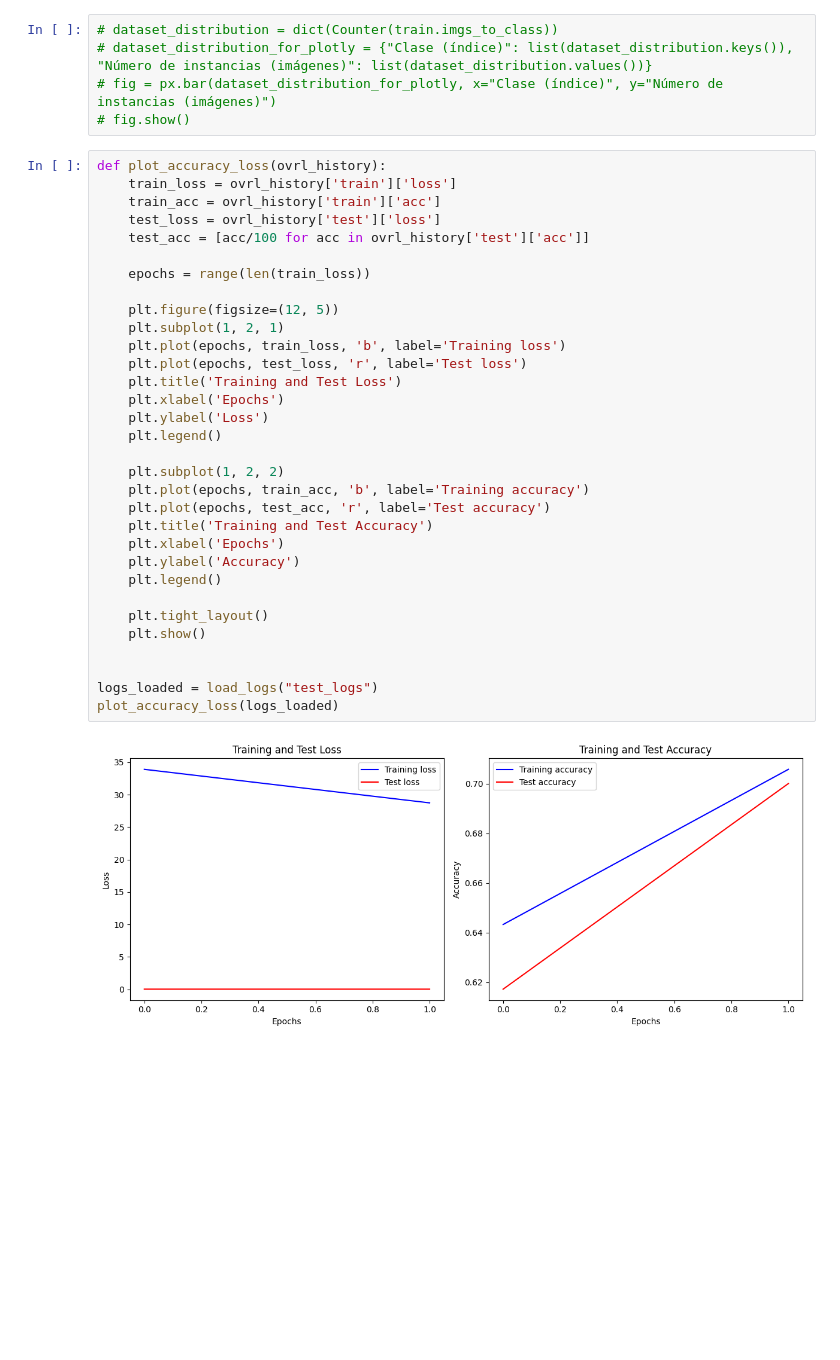
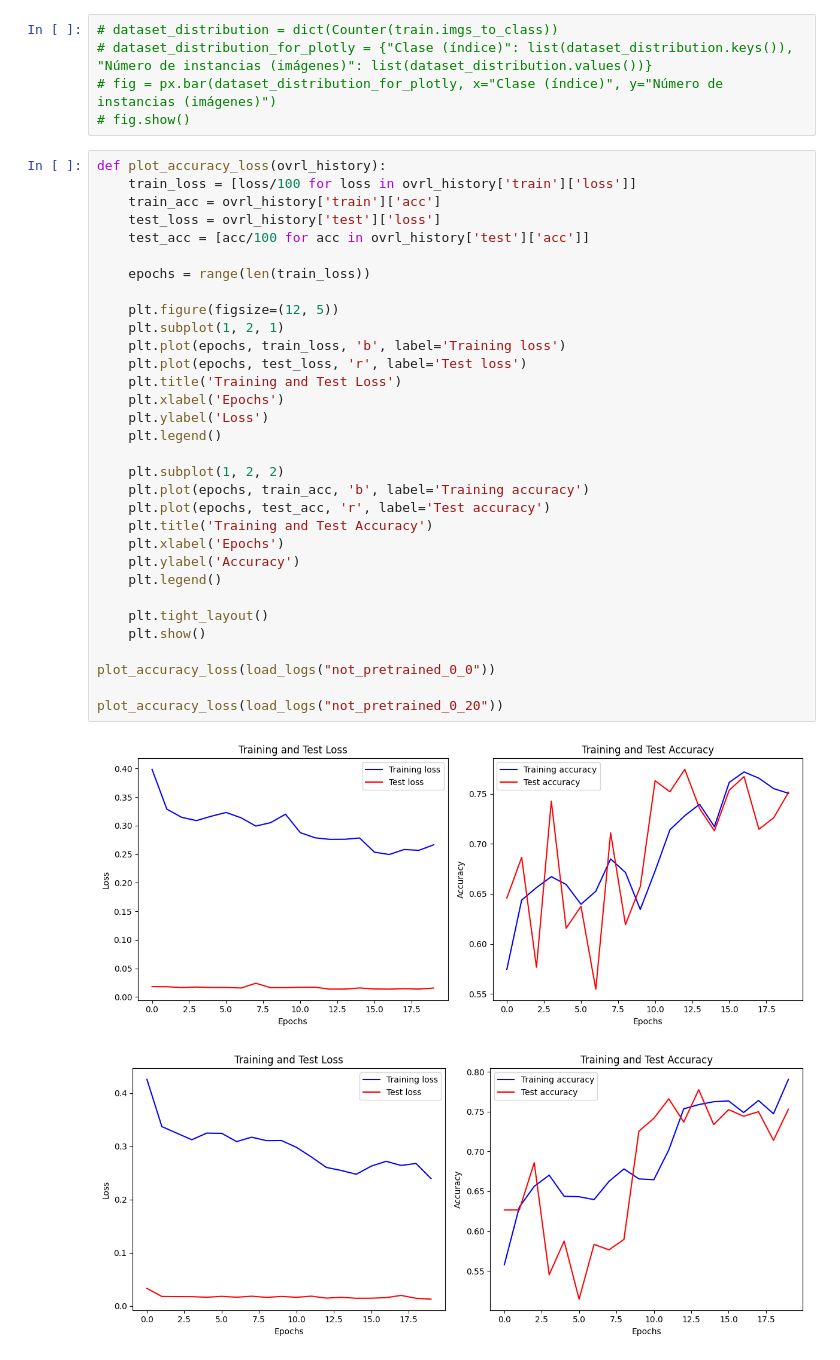
Before and after one commit to VicenteGM123/proyectoAP, a Jupyter notebook: NotebookProyectoAP.ipynb, the cells around one changed output. Drawn from its saved outputs; the diff is of its cells as text; blank space fills up the shorter version.

Commit message:
graphs

```diff
--- a/NotebookProyectoAP.ipynb
+++ b/NotebookProyectoAP.ipynb
@@ -456,35 +447,36 @@ Average loss: 0.016240095688651004, Accuracy: 1418/1920 (73.85416666666667%)
 # fig.show()
 # %%
 def plot_accuracy_loss(ovrl_history):
-    train_loss = ovrl_history['train']['loss']
+    train_loss = [loss/100 for loss in ovrl_history['train']['loss']]
     train_acc = ovrl_history['train']['acc']
     test_loss = ovrl_history['test']['loss']
     test_acc = [acc/100 for acc in ovrl_history['test']['acc']]
 
     epochs = range(len(train_loss))
 
     plt.figure(figsize=(12, 5))
     plt.subplot(1, 2, 1)
     plt.plot(epochs, train_loss, 'b', label='Training loss')
     plt.plot(epochs, test_loss, 'r', label='Test loss')
     plt.title('Training and Test Loss')
     plt.xlabel('Epochs')
     plt.ylabel('Loss')
     plt.legend()
 
     plt.subplot(1, 2, 2)
     plt.plot(epochs, train_acc, 'b', label='Training accuracy')
     plt.plot(epochs, test_acc, 'r', label='Test accuracy')
     plt.title('Training and Test Accuracy')
     plt.xlabel('Epochs')
     plt.ylabel('Accuracy')
     plt.legend()
 
     plt.tight_layout()
     plt.show()
 
+plot_accuracy_loss(load_logs("not_pretrained_0_0"))
 
-logs_loaded = load_logs("test_logs")
-plot_accuracy_loss(logs_loaded)
+plot_accuracy_loss(load_logs("not_pretrained_0_20"))
 # %% [output]
-[figure, old version]
+[figure, new version]
+[figure, added]
```
Also changed, not shown: parts of 7 cells of this notebook.
